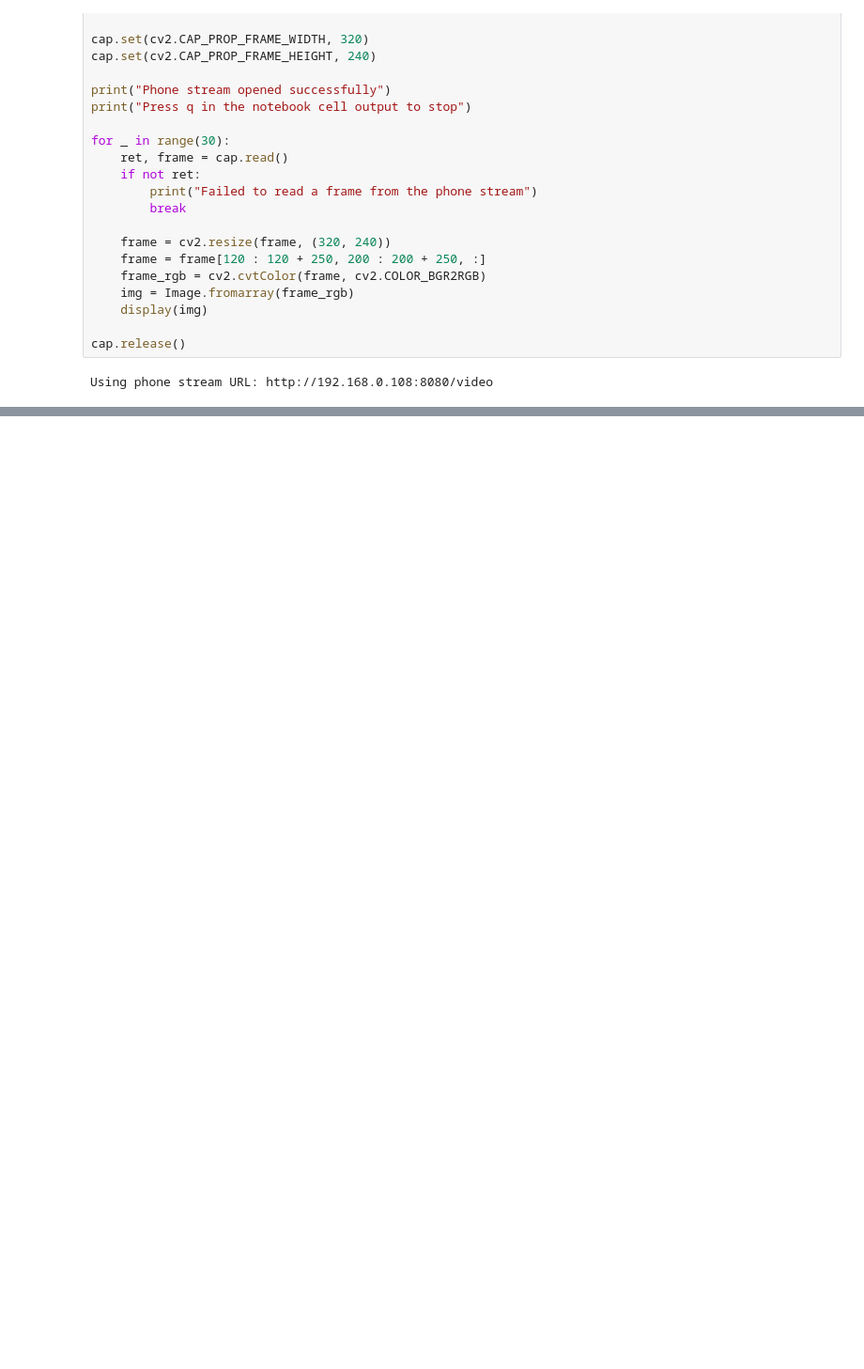
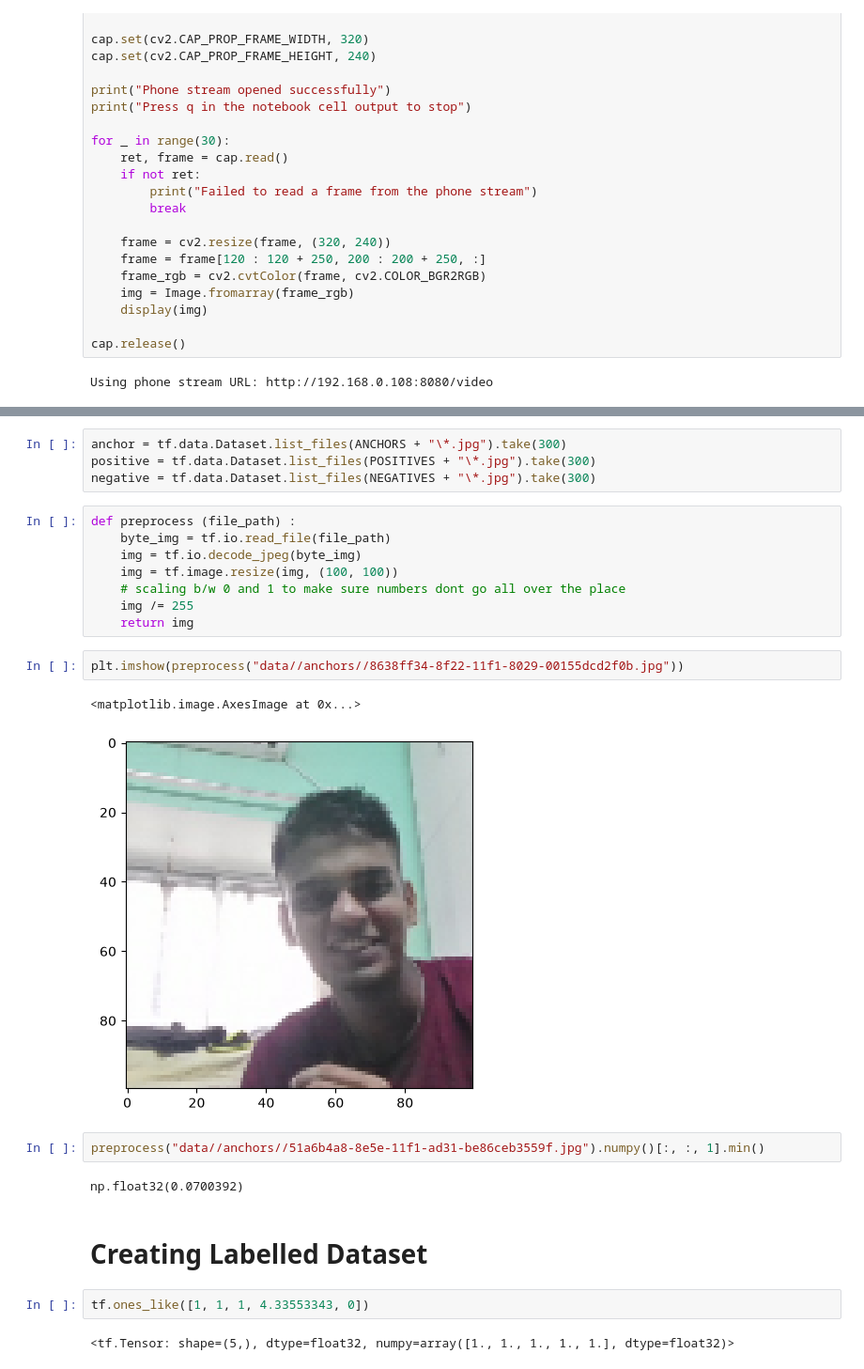
Before and after one commit to rottenambrosia/Facial-Recognition-using-Convolutional-Siamese-Networks, a Jupyter notebook: notebook.ipynb, the cells around one changed output, grey strips where cells are left out. Shown at 94% size. Saved outputs shown, nothing was run; the diff lists cells and outputs as text; blank space fills up the shorter version.

```diff
--- a/notebook.ipynb
+++ b/notebook.ipynb
@@ -170,0 +156,27 @@ plt.imshow(frame[:, :, 1])
+# %%
+anchor = tf.data.Dataset.list_files(ANCHORS + "\*.jpg").take(300)
+positive = tf.data.Dataset.list_files(POSITIVES + "\*.jpg").take(300)
+negative = tf.data.Dataset.list_files(NEGATIVES + "\*.jpg").take(300)
+# %%
+def preprocess (file_path) :
+    byte_img = tf.io.read_file(file_path)
+    img = tf.io.decode_jpeg(byte_img)
+    img = tf.image.resize(img, (100, 100))
+    # scaling b/w 0 and 1 to make sure numbers dont go all over the place
+    img /= 255
+    return img
+# %%
+plt.imshow(preprocess("data//anchors//8638ff34-8f22-11f1-8029-00155dcd2f0b.jpg"))
+# %% [output]
+<matplotlib.image.AxesImage at 0x...>
+[figure, added]
+# %%
+preprocess("data//anchors//51a6b4a8-8e5e-11f1-ad31-be86ceb3559f.jpg").numpy()[:, :, 1].min()
+# %% [output]
+np.float32(0.0700392)
+# %% [markdown]
+# Creating Labelled Dataset
+# %%
+tf.ones_like([1, 1, 1, 4.33553343, 0])
+# %% [output]
+<tf.Tensor: shape=(5,), dtype=float32, numpy=array([1., 1., 1., 1., 1.], dtype=float32)>
```
Also changed, not shown: parts of 7 cells of this notebook.
